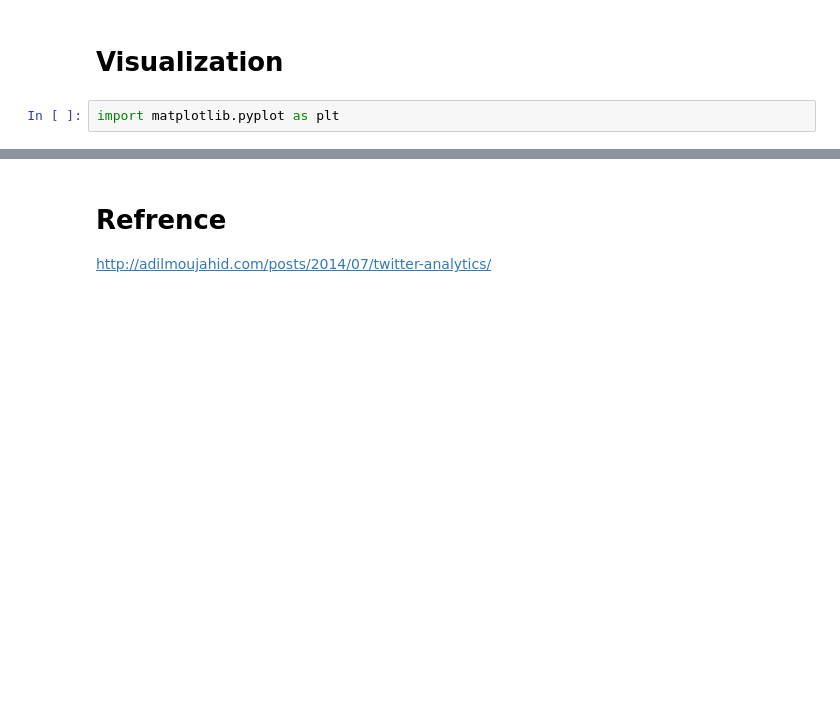
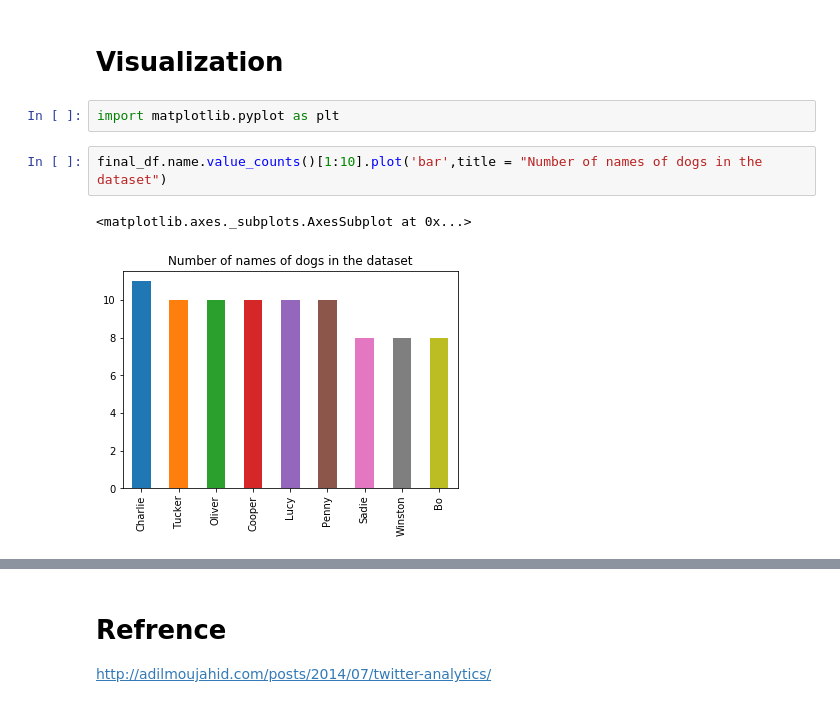
Before and after one commit to ZeadAlkhonein/Wrangle-and-Analyze-Data, a Jupyter notebook: wrangle_act.ipynb, the cells around one changed output, grey strips where cells are left out. Drawn from its saved outputs; the diff is of its cells as text; blank space fills up the shorter version.

```diff
--- a/wrangle_act.ipynb
+++ b/wrangle_act.ipynb
@@ -702,3 +1108,8 @@ new_df.head()
 # Visualization
 # %%
 import matplotlib.pyplot as plt
+# %%
+final_df.name.value_counts()[1:10].plot('bar',title = "Number of names of dogs in the dataset")
+# %% [output]
+<matplotlib.axes._subplots.AxesSubplot at 0x...>
+[figure, added]
```
Also changed, not shown: parts of 96 cells of this notebook, 3 other files.
